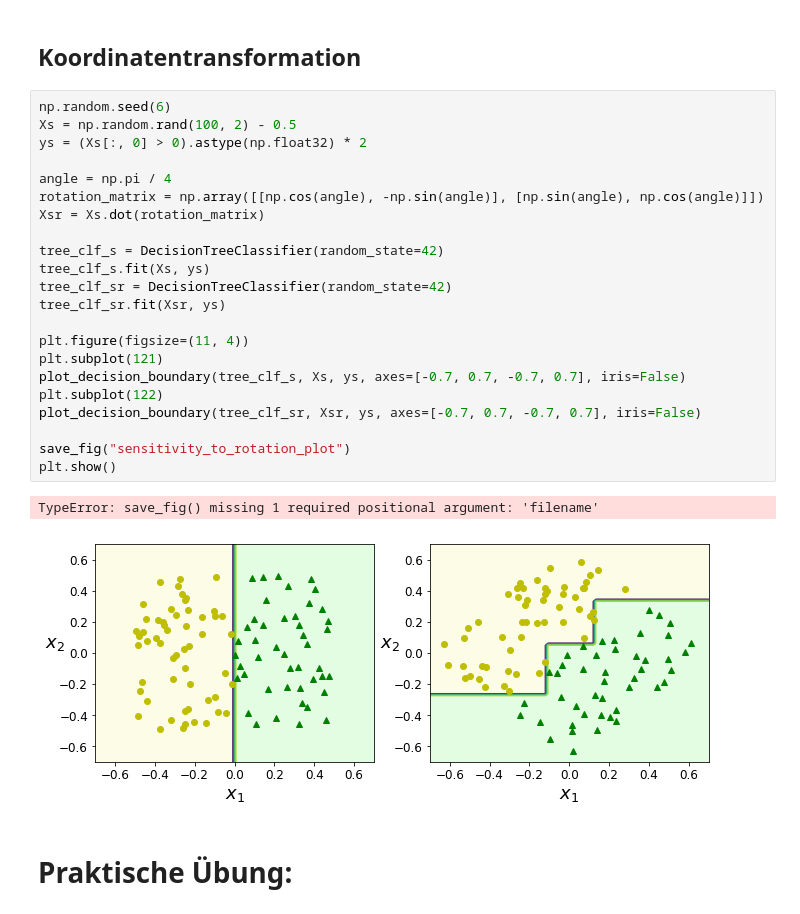
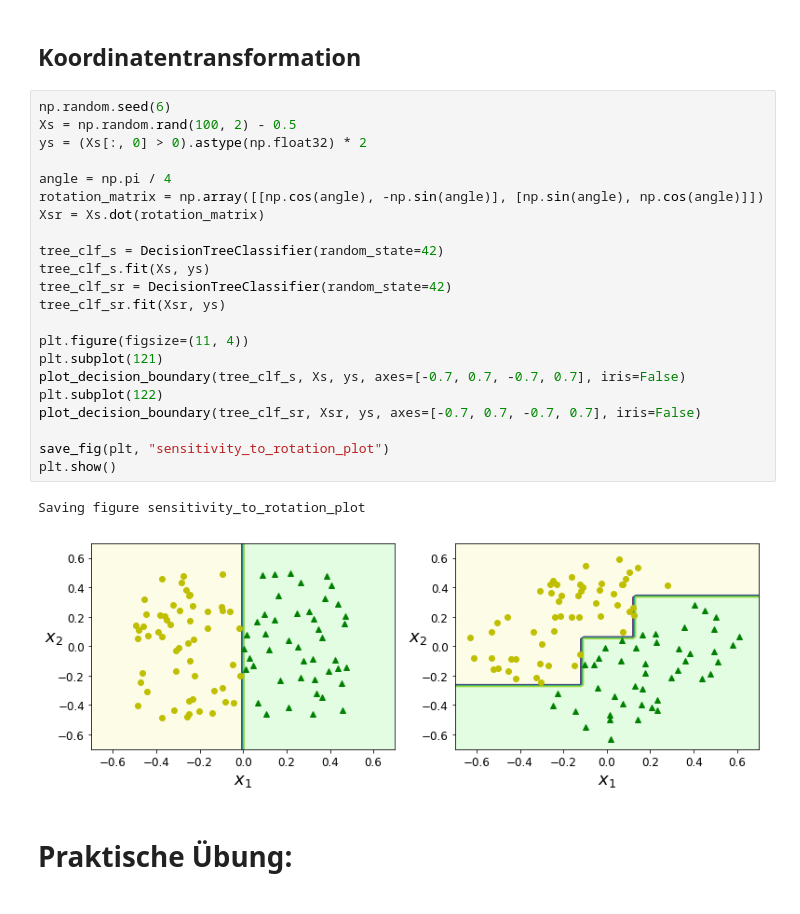
Before and after one commit to fxmuelle/zp-ml-jupyter, a Jupyter notebook: decision_trees.ipynb, the cells around one changed output. Drawn from its saved outputs; the diff is of its cells as text.

Commit message:
Fixing plotting.

```diff
--- a/decision_trees.ipynb
+++ b/decision_trees.ipynb
@@ -237,28 +237,28 @@ Saving graph rotated_decision_tree_graph
 # %%
 np.random.seed(6)
 Xs = np.random.rand(100, 2) - 0.5
 ys = (Xs[:, 0] > 0).astype(np.float32) * 2
 
 angle = np.pi / 4
 rotation_matrix = np.array([[np.cos(angle), -np.sin(angle)], [np.sin(angle), np.cos(angle)]])
 Xsr = Xs.dot(rotation_matrix)
 
 tree_clf_s = DecisionTreeClassifier(random_state=42)
 tree_clf_s.fit(Xs, ys)
 tree_clf_sr = DecisionTreeClassifier(random_state=42)
 tree_clf_sr.fit(Xsr, ys)
 
 plt.figure(figsize=(11, 4))
 plt.subplot(121)
 plot_decision_boundary(tree_clf_s, Xs, ys, axes=[-0.7, 0.7, -0.7, 0.7], iris=False)
 plt.subplot(122)
 plot_decision_boundary(tree_clf_sr, Xsr, ys, axes=[-0.7, 0.7, -0.7, 0.7], iris=False)
 
-save_fig("sensitivity_to_rotation_plot")
+save_fig(plt, "sensitivity_to_rotation_plot")
 plt.show()
 # %% [output]
-TypeError: save_fig() missing 1 required positional argument: 'filename'
+Saving figure sensitivity_to_rotation_plot
-[figure, old version]
+[figure, new version]
 # %% [markdown]
 # Praktische Übung:
 # %% [markdown]
```
Also changed, not shown: parts of 6 cells of this notebook.
